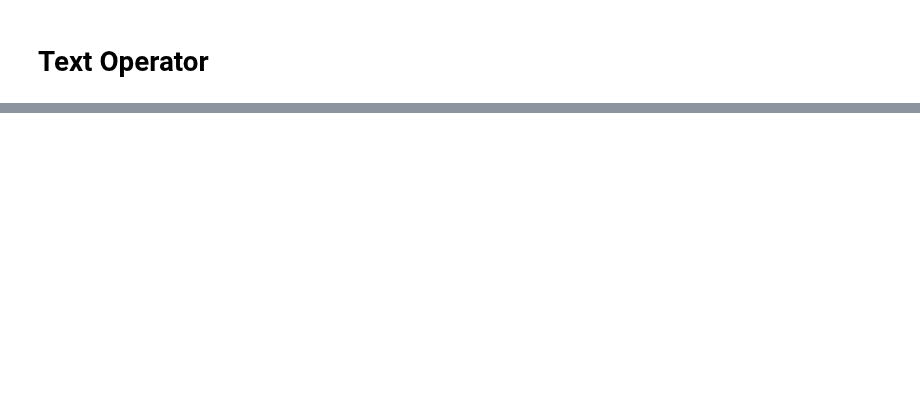
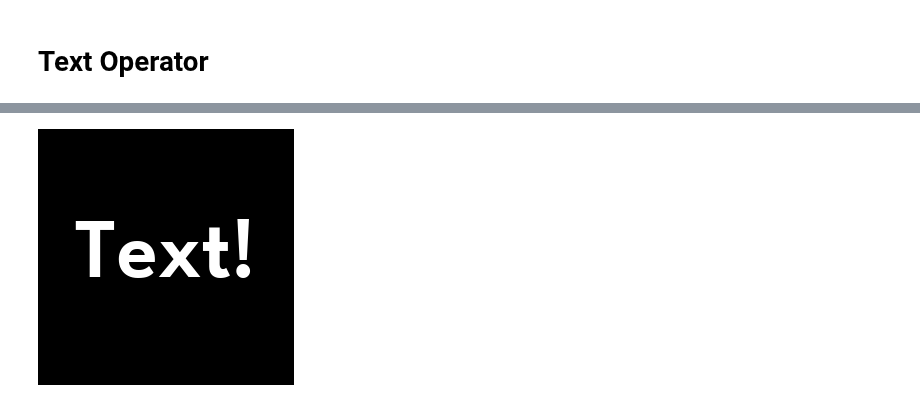
Before and after one commit to shead-custom-design/imagecat, a Jupyter notebook: docs/gallery/text.ipynb, the cells around one changed output, grey strips where cells are left out. Cells and saved outputs as stored; diff of their text form; code cells hidden in the pictures; blank space fills up the shorter version.

```diff
--- a/docs/gallery/text.ipynb
+++ b/docs/gallery/text.ipynb
@@ -14 +11,5 @@ imagecat.notebook.display(graph.output("/text"))
 A 256×256×1 float16 Role.NONE
+# %%
+graph.output("/text").layers["A"].to_pil()
+# %% [output]
+[figure, added]
```
Also changed, not shown: parts of 1 cell of this notebook, 5 other files.
